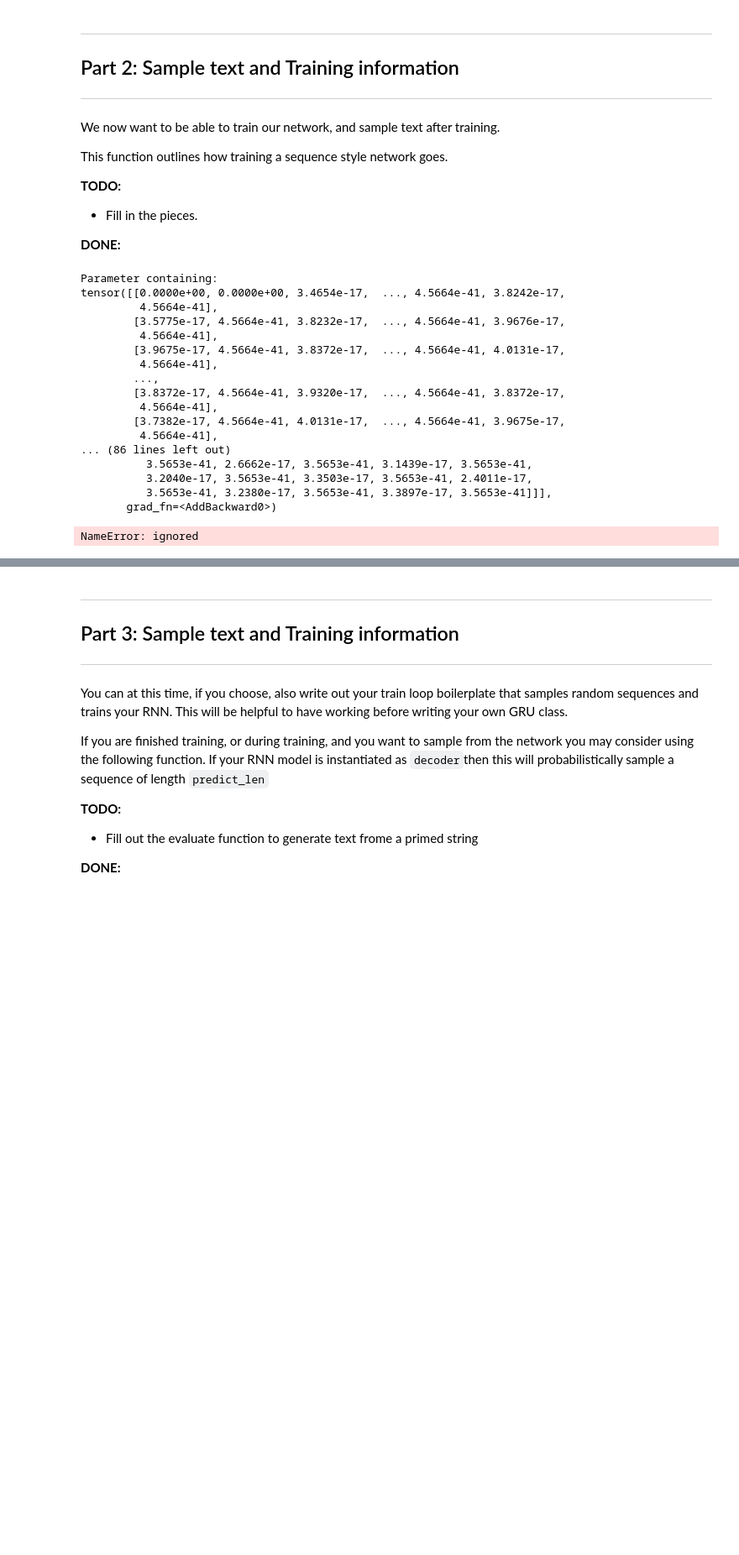
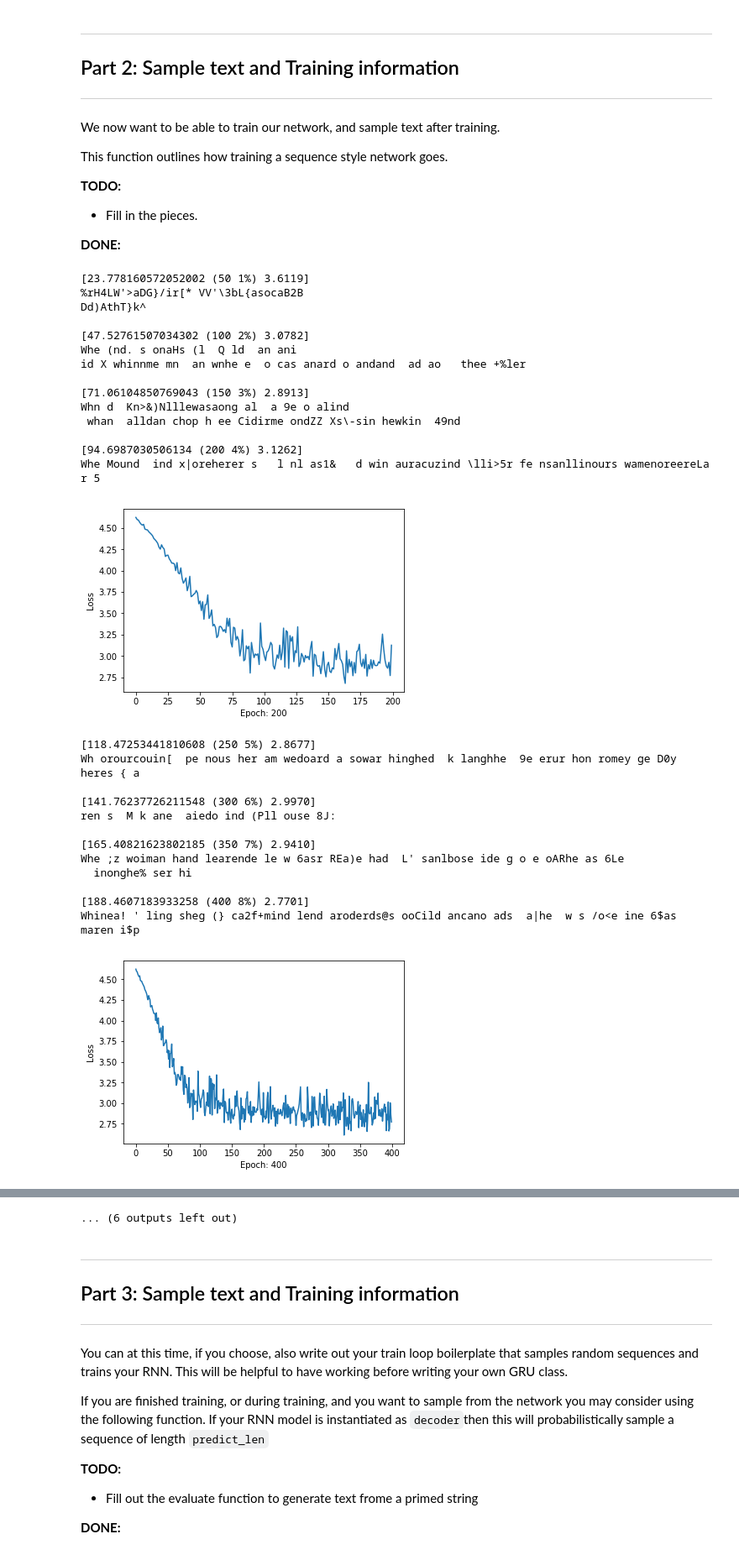
Before and after one commit to ALMerrill/cs474_labs_f2019, a Jupyter notebook: DL_Lab6.ipynb, the cells around one changed output, grey strips where cells are left out. Shown: that part at 84% size. Cells and saved outputs as stored; diff of their text form; code cells hidden in the pictures; blank space fills up the shorter version.

```diff
--- a/DL_Lab6.ipynb
+++ b/DL_Lab6.ipynb
@@ -93,7 +95,7 @@ class TextDataset(Dataset):
   def __init__(self, chunk_len=200, file_name='./text_files/lotr.txt'):
     self.chunk_len = chunk_len
     self.file = unidecode.unidecode(open(file_name).read())
-    self.file = self.file[2000:]
+    self.file = self.file.replace('\n',' ')
     self.len = len(self.file)
 
   def __getitem__(self):
@@ -244,54 +252,64 @@ def train(n_layers, lr):
   losses = []
   optimizer.zero_grad()
   hidden = decoder.init_hidden()
-  n_epochs = 500
-  print_every = 30
-  plot_every = 100
+  n_epochs = 5000
+  print_every = 50
+  plot_every = 200
   start = time.time()
   running_loss = 0
   for epoch in range(1, n_epochs + 1):
     running_loss = 0
     optimizer.zero_grad()
     input_string, target_string = train_dataset.random_training_set()
     for char, target_char in zip(input_string, target_string):
       char = char.to(device)
       hidden = hidden.to(device)
       out_char, hidden = decoder(char, hidden)
       running_loss += objective(out_char.squeeze(0).to(device), target_char.unsqueeze(0).to(device))
     loss = running_loss / len(target_string)
     losses.append(loss)
     running_loss.backward(retain_graph=True)
     optimizer.step()
 
     if epoch % print_every == 0:
         print('[%s (%d %d%%) %.4f]' % (time.time() - start, epoch, epoch / n_epochs * 100, loss))
         print(evaluate(decoder, 'Wh', 100), '\n')
 
     if epoch % plot_every == 0:
 #         losses.append(running_loss / plot_every)
         plt.plot(range(len(losses)), losses)
         plt.xlabel("Epoch: {}".format(epoch))
         plt.ylabel("Loss")
         plt.show()
 #         running_loss = 0
 
 train(1, .001)
 # %% [output]
-Parameter containing:
-tensor([[0.0000e+00, 0.0000e+00, 3.4654e-17,  ..., 4.5664e-41, 3.8242e-17,
-         4.5664e-41],
-        [3.5775e-17, 4.5664e-41, 3.8232e-17,  ..., 4.5664e-41, 3.9676e-17,
-         4.5664e-41],
-        [3.9675e-17, 4.5664e-41, 3.8372e-17,  ..., 4.5664e-41, 4.0131e-17,
-         4.5664e-41],
-        ...,
-        [3.8372e-17, 4.5664e-41, 3.9320e-17,  ..., 4.5664e-41, 3.8372e-17,
-         4.5664e-41],
-        [3.7382e-17, 4.5664e-41, 4.0131e-17,  ..., 4.5664e-41, 3.9675e-17,
-         4.5664e-41],
-... (86 lines left out)
-          3.5653e-41, 2.6662e-17, 3.5653e-41, 3.1439e-17, 3.5653e-41,
-          3.2040e-17, 3.5653e-41, 3.3503e-17, 3.5653e-41, 2.4011e-17,
-          3.5653e-41, 3.2380e-17, 3.5653e-41, 3.3897e-17, 3.5653e-41]]],
-       grad_fn=<AddBackward0>)
+[23.778160572052002 (50 1%) 3.6119]
+%rH4LW'>aDG}/ir[* VV'\3bL{asocaB2B
+Dd)AthT}k^
+
+[47.52761507034302 (100 2%) 3.0782]
+Whe (nd. s onaHs (l  Q ld  an ani
+id X whinnme mn  an wnhe e  o cas anard o andand  ad ao   thee +%ler
+
+[71.06104850769043 (150 3%) 2.8913]
+Whn d  Kn>&)Nlllewasaong al  a 9e o alind
+ whan  alldan chop h ee Cidirme ondZZ Xs\-sin hewkin  49nd
+
+[94.6987030506134 (200 4%) 3.1262]
+Whe Mound  ind x|oreherer s   l nl as1&   d win auracuzind \lli>5r fe nsanllinours wamenoreereLa  r 5
+[figure, added]
-NameError: ignored
+[118.47253441810608 (250 5%) 2.8677]
+Wh orourcouin[  pe nous her am wedoard a sowar hinghed  k langhhe  9e erur hon romey ge D0y heres { a
+
+[141.76237726211548 (300 6%) 2.9970]
+ren s  M k ane  aiedo ind (Pll ouse 8J:
+
+[165.40821623802185 (350 7%) 2.9410]
+Whe ;z woiman hand learende le w 6asr REa)e had  L' sanlbose ide g o e oARhe as 6Le
+  inonghe% ser hi
+
+[188.4607183933258 (400 8%) 2.7701]
+Whinea! ' ling sheg (} ca2f+mind lend aroderds@s ooCild ancano ads  a|he  w s /o<e ine 6$as maren i$p
+[figure, added]
@@ -298,3 +368,4 @@ NameError: ignored
+... (6 outputs left out)
 # %% [markdown]
 ---
 
```
Also changed, not shown: parts of 5 cells of this notebook.
